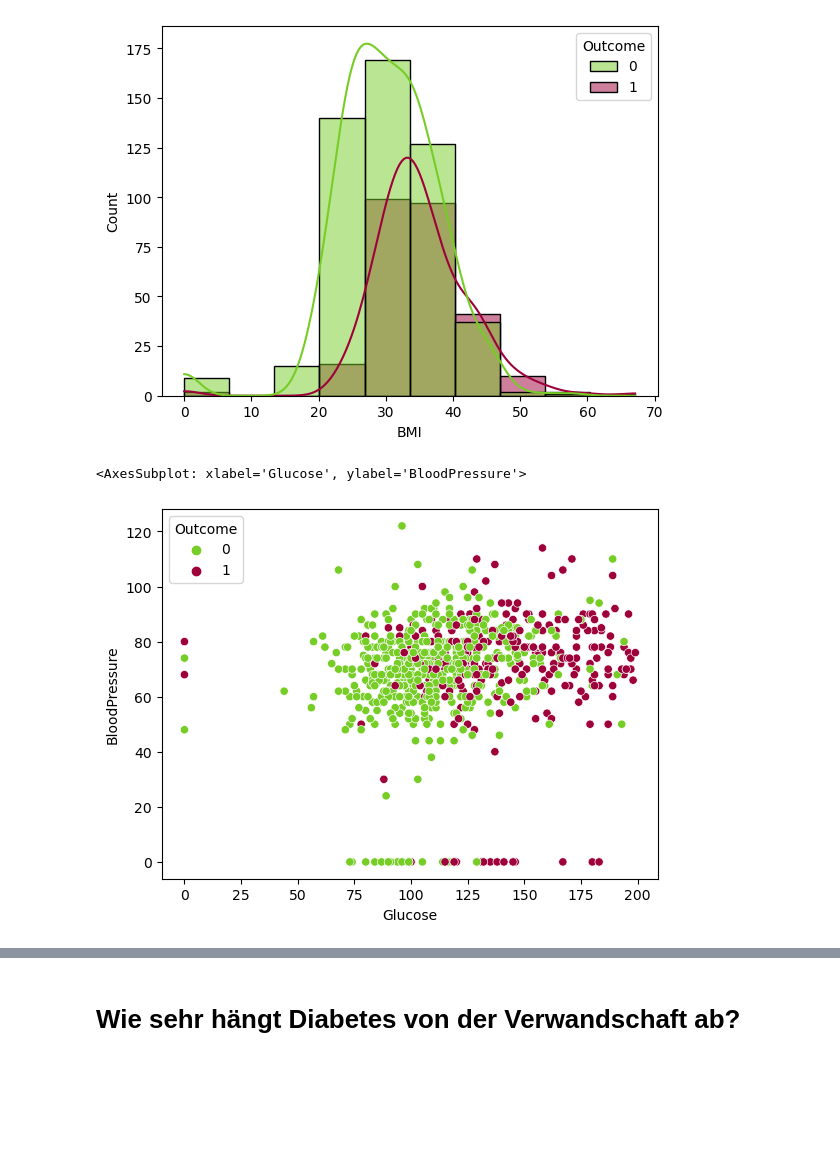
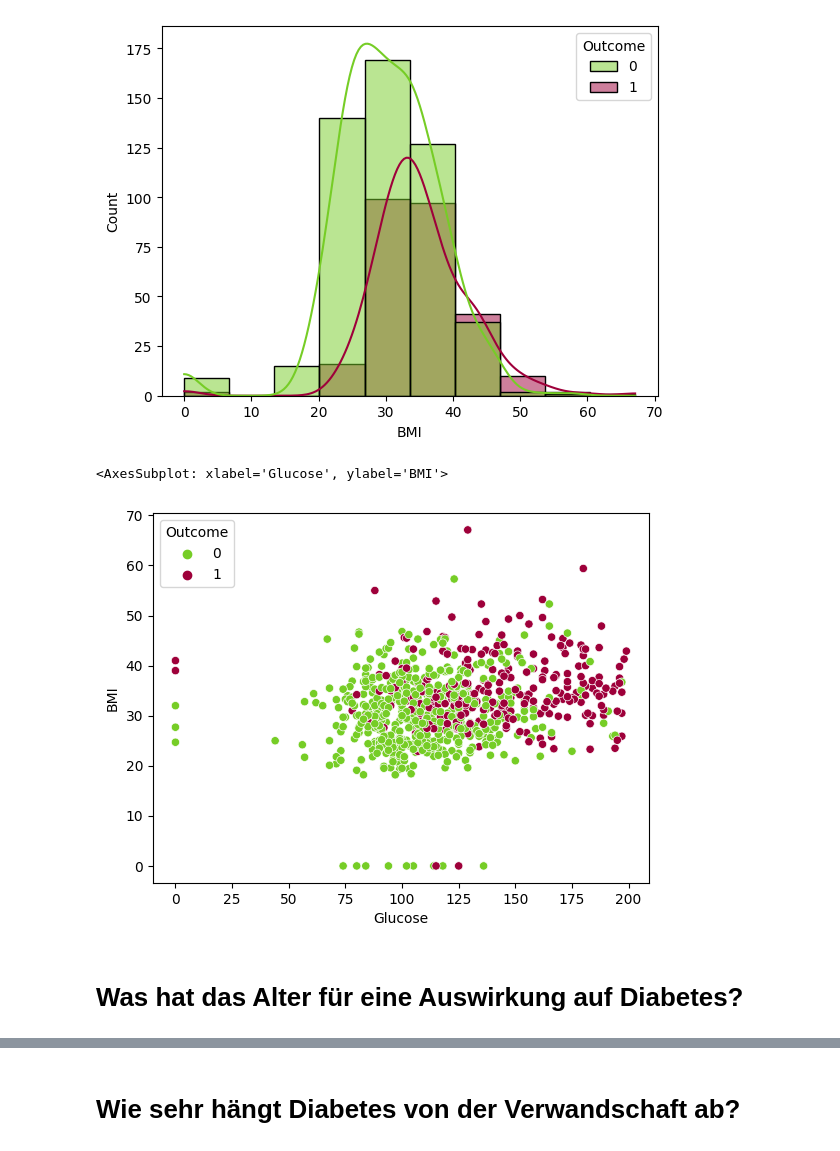
Before and after one commit to KoenigJulia/kids-project-diabetes, a Jupyter notebook: Visualization.ipynb, the cells around one changed output, grey strips where cells are left out. Cells and saved outputs as stored; diff of their text form; code cells hidden in the pictures; blank space fills up the shorter version.

Commit message:
add visualization to diabetes

```diff
--- a/Visualization.ipynb
+++ b/Visualization.ipynb
@@ -55,7 +60,9 @@ sns.histplot(data=diabetes_data, x='BMI', palette=diabetes_colors, hue='Outcome'
 <AxesSubplot: xlabel='BMI', ylabel='Count'>
 [figure]
 # %%
-sns.scatterplot(data=diabetes_data, x="Glucose", y="BloodPressure",hue='Outcome', palette=diabetes_colors)
+sns.scatterplot(data=diabetes_data, x="Glucose", y="BMI",hue='Outcome', palette=diabetes_colors)
 # %% [output]
-<AxesSubplot: xlabel='Glucose', ylabel='BloodPressure'>
+<AxesSubplot: xlabel='Glucose', ylabel='BMI'>
-[figure, old version]
+[figure, new version]
+# %% [markdown]
+# Was hat das Alter für eine Auswirkung auf Diabetes?
```
Also changed, not shown: parts of 11 cells of this notebook, 1 other file.
